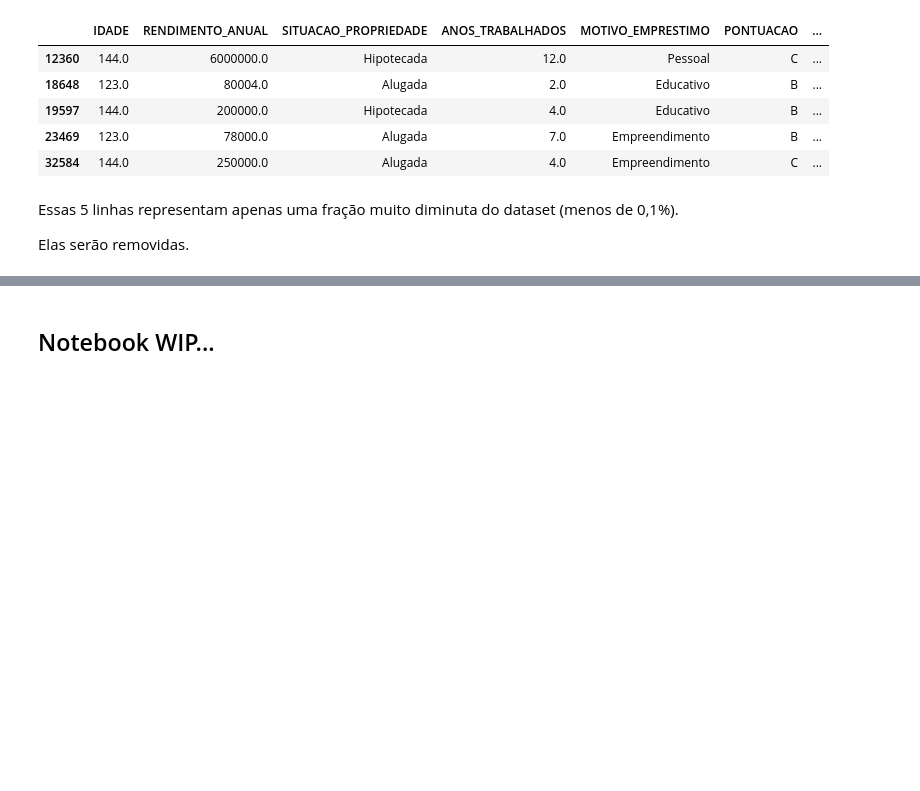
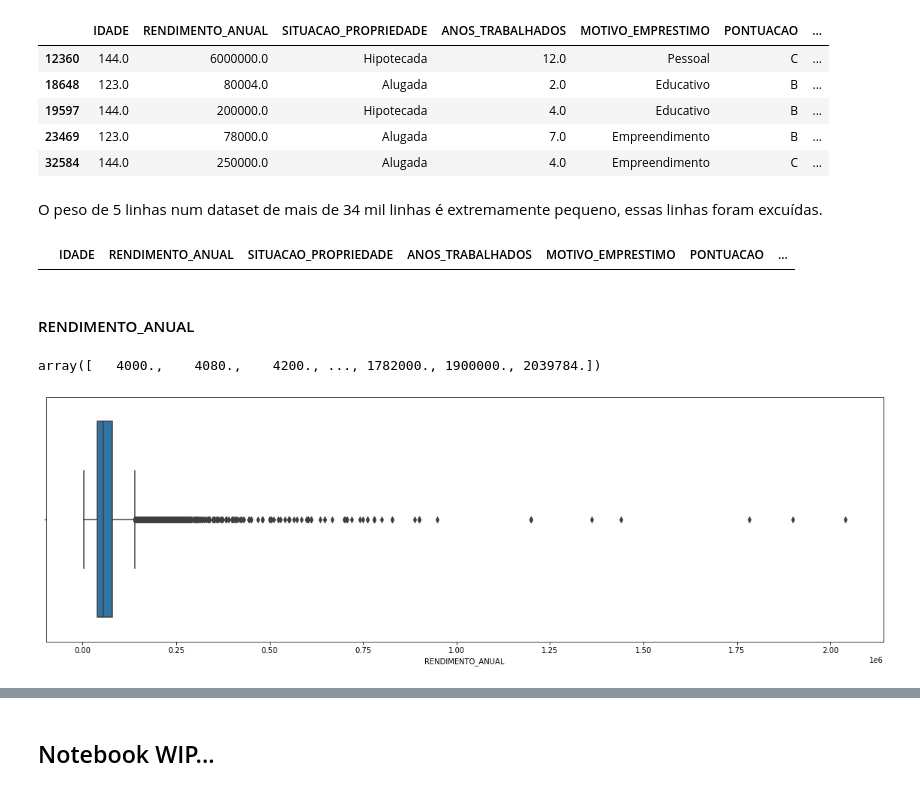
Before and after one commit to PericlesSavio/Alura_Challenge_Data_Science-2022, a Jupyter notebook: semana_2.ipynb, the cells around one changed output, grey strips where cells are left out. Cells and saved outputs as stored; diff of their text form; code cells hidden in the pictures; blank space fills up the shorter version.

```diff
--- a/semana_2.ipynb
+++ b/semana_2.ipynb
@@ -114,0 +190,11 @@ dados.sample(5)
+# %%
+dados_nulos = dados[dados[['RENDIMENTO_ANUAL', 'SITUACAO_PROPRIEDADE']].isnull().all(1)]
+dados = dados.drop(dados_nulos.index)
+
+dados_nulos = dados[dados[['RENDIMENTO_ANUAL', 'ANOS_TRABALHADOS']].isnull().all(1)]
+dados = dados.drop(dados_nulos.index)
+
+dados_nulos = dados[dados[['RENDIMENTO_ANUAL', 'MOTIVO_EMPRESTIMO']].isnull().all(1)]
+dados = dados.drop(dados_nulos.index)
+
+dados.shape
@@ -114,0 +232,3 @@ dados.sample(5)
+# %%
+dados['SITUACAO_PROPRIEDADE'] = dados['SITUACAO_PROPRIEDADE'].fillna('Desconhecida')
+dados['SITUACAO_PROPRIEDADE'].value_counts(normalize = True) *100
@@ -126,0 +269,3 @@ Name: MOTIVO_EMPRESTIMO, dtype: float64
+# %%
+dados['PONTUACAO'] = dados['PONTUACAO'].fillna('X')
+dados['PONTUACAO'].value_counts(normalize = True) *100
@@ -126,0 +302,3 @@ Name: MOTIVO_EMPRESTIMO, dtype: float64
+# %%
+dados = dados.fillna(method="ffill")
+dados.isnull().sum()
@@ -144,9 +342,21 @@ dados[dados['IDADE'] > 120]
 | 19597 | 144.0 | 200000.0 | Hipotecada | 4.0 | Educativo | B | ... |
 | 23469 | 123.0 | 78000.0 | Alugada | 7.0 | Empreendimento | B | ... |
 | 32584 | 144.0 | 250000.0 | Alugada | 4.0 | Empreendimento | C | ... |
-# %% [markdown]
-Essas 5 linhas representam apenas uma fração muito diminuta do dataset (menos de 0,1%).
-
-Elas serão removidas.
+# %% [markdown]
+O peso de 5 linhas num dataset de mais de 34 mil linhas é extremamente pequeno, essas linhas foram excuídas.
 # %%
 dados = dados.drop(dados[dados['IDADE'] > 120].index)
+dados[dados['IDADE'] > 120]
+# %% [output]
+|  | IDADE | RENDIMENTO_ANUAL | SITUACAO_PROPRIEDADE | ANOS_TRABALHADOS | MOTIVO_EMPRESTIMO | PONTUACAO | ... |
+# %% [markdown]
+#### RENDIMENTO_ANUAL
+# %%
+dados['RENDIMENTO_ANUAL'].sort_values().unique()
+# %% [output]
+array([   4000.,    4080.,    4200., ..., 1782000., 1900000., 2039784.])
+# %%
+ax = sns.boxplot(x=dados['RENDIMENTO_ANUAL'])
+ax.figure.set_size_inches(20, 6)
+# %% [output]
+[figure, added]
```
Also changed, not shown: parts of 61 cells of this notebook, 1 other file.
